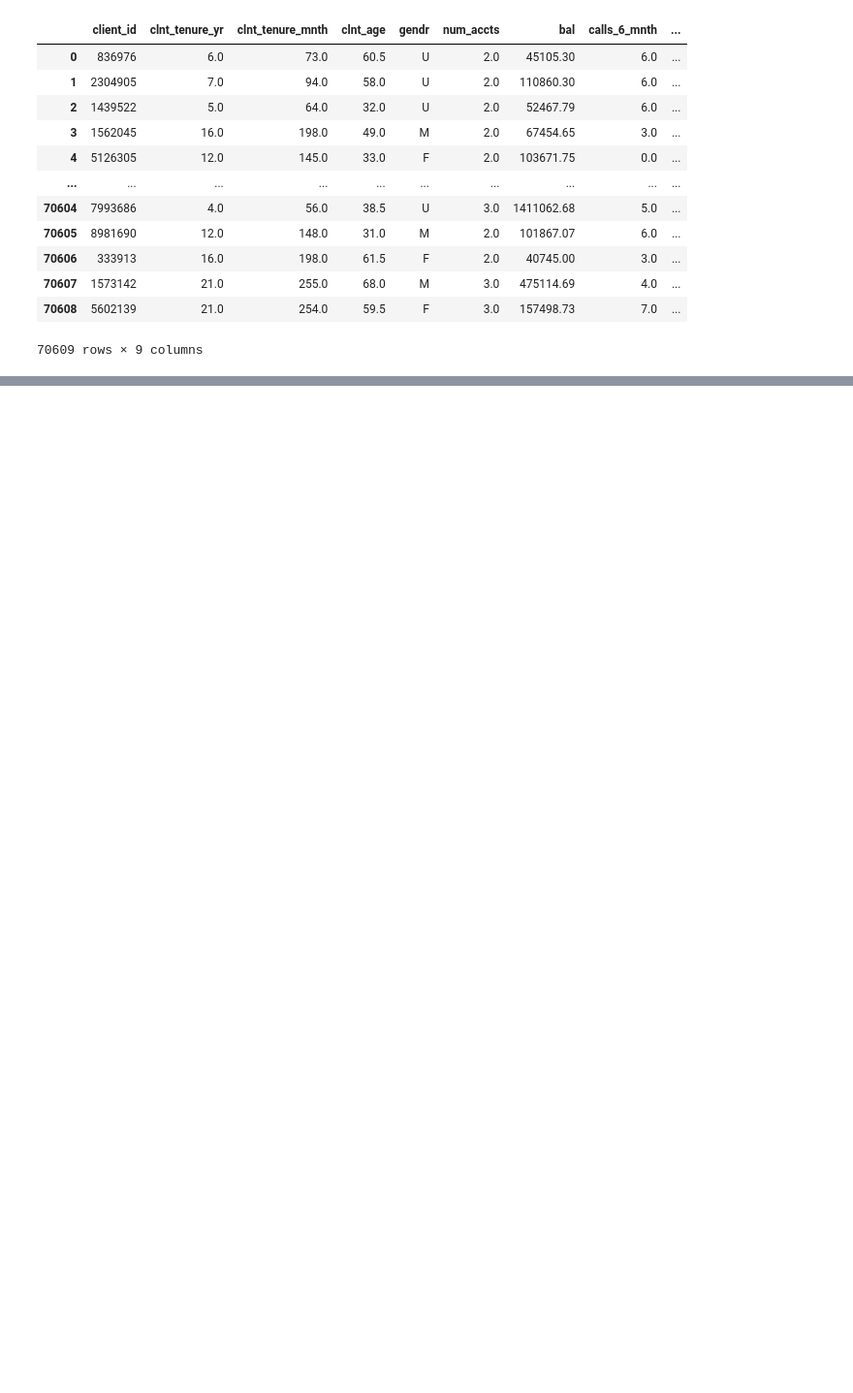
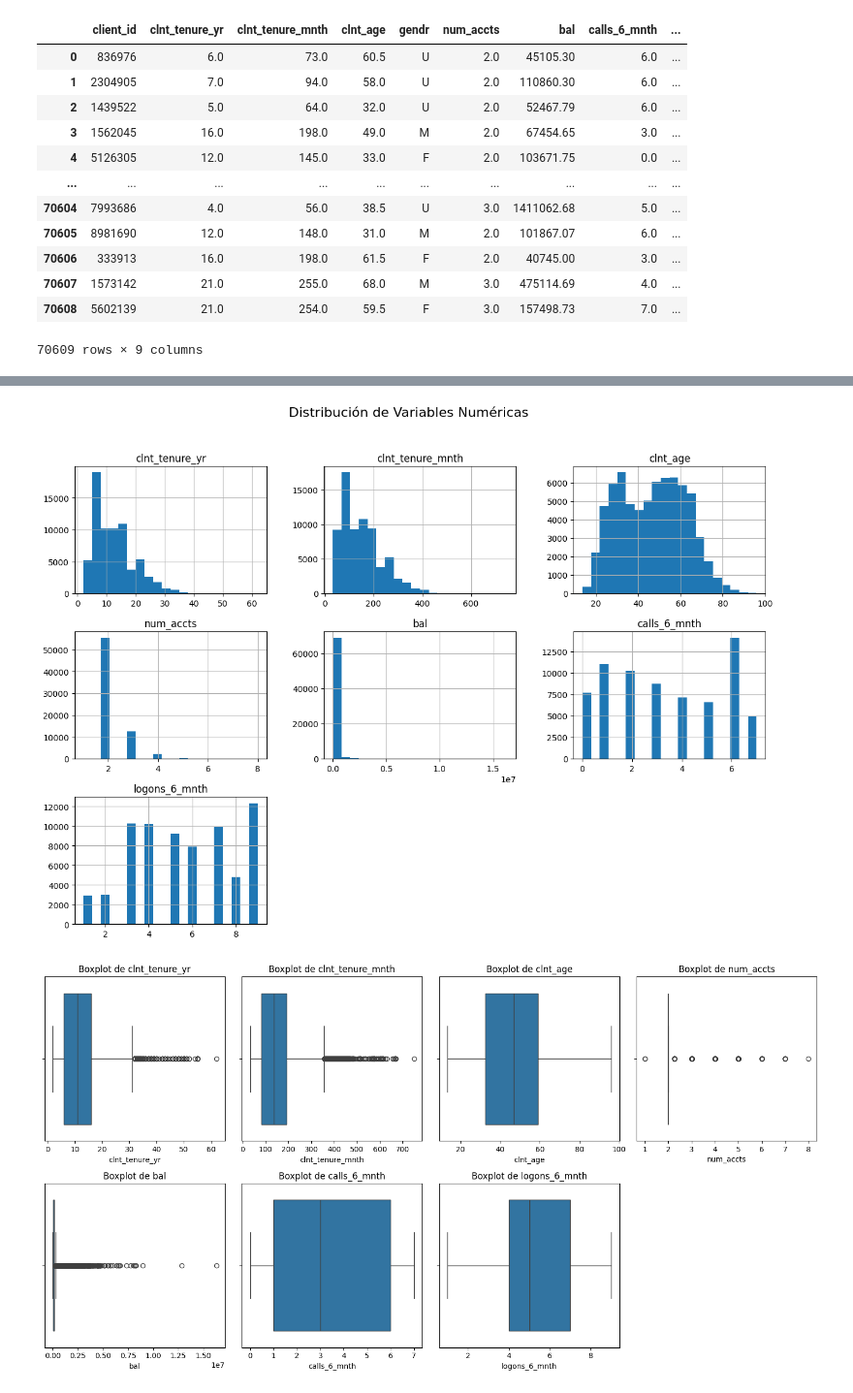
Before and after one commit to Ivannnsr/customer-experience-team-vanguard, a Jupyter notebook: Limpieza_de_Datos.ipynb, the cells around one changed output, grey strips where cells are left out. Shown: that part at 97% size. Cells and saved outputs as stored; diff of their text form; code cells hidden in the pictures; blank space fills up the shorter version.

```diff
--- a/Limpieza_de_Datos.ipynb
+++ b/Limpieza_de_Datos.ipynb
@@ -41,0 +84,11 @@ df_final_demo
+# %%
+#Rellenar los valores nulos con la media (o la mediana) de la columna
+
+df_final_demo['clnt_tenure_yr'].fillna(df_final_demo['clnt_tenure_yr'].mean(), inplace=True)
+df_final_demo['clnt_tenure_mnth'].fillna(df_final_demo['clnt_tenure_mnth'].mean(), inplace=True)
+df_final_demo['clnt_age'].fillna(df_final_demo['clnt_age'].mean(), inplace=True)
+df_final_demo['gendr'].fillna(df_final_demo['gendr'].mode()[0], inplace=True)
+df_final_demo['num_accts'].fillna(df_final_demo['num_accts'].mean(), inplace=True)
+df_final_demo['bal'].fillna(df_final_demo['bal'].mean(), inplace=True)
+df_final_demo['calls_6_mnth'].fillna(df_final_demo['calls_6_mnth'].mean(), inplace=True)
+df_final_demo['logons_6_mnth'].fillna(df_final_demo['logons_6_mnth'].mean(), inplace=True)
@@ -41,0 +109,20 @@ df_final_demo
+# %%
+# Visualizar las distribuciones de las variables numéricas
+numeric_cols = ['clnt_tenure_yr', 'clnt_tenure_mnth', 'clnt_age', 'num_accts', 'bal', 'calls_6_mnth', 'logons_6_mnth']
+
+# Histograma de las columnas numéricas
+df_final_demo[numeric_cols].hist(figsize=(15, 10), bins=20)
+plt.suptitle('Distribución de Variables Numéricas', fontsize=16)
+plt.show()
+
+# Boxplots para detectar posibles valores atípicos
+plt.figure(figsize=(15, 8))
+for i, col in enumerate(numeric_cols, 1):
+    plt.subplot(2, 4, i)
+    sns.boxplot(x=df_final_demo[col])
+    plt.title(f'Boxplot de {col}')
+plt.tight_layout()
+plt.show()
+# %% [output]
+[figure, added]
+[figure, added]
```
Also changed, not shown: parts of 11 cells of this notebook.
